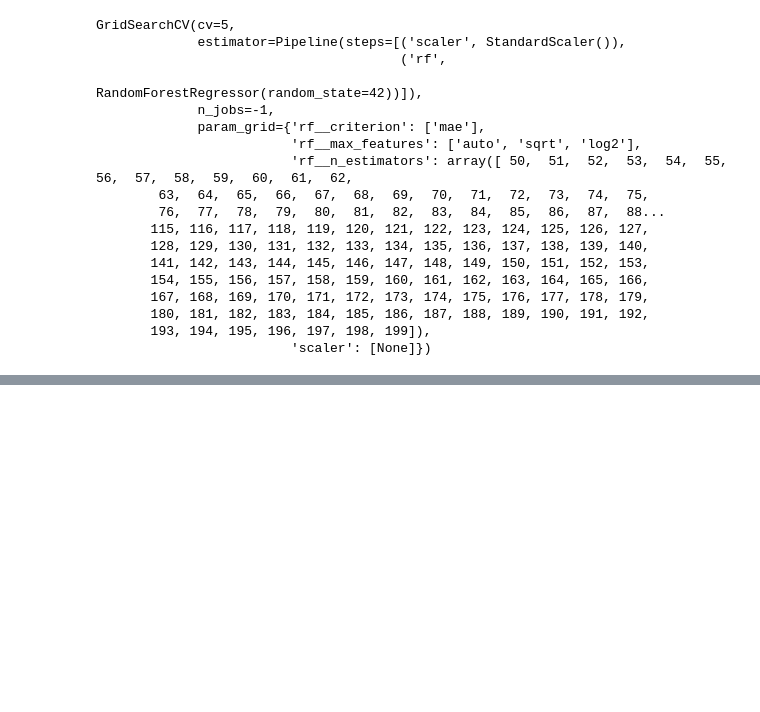
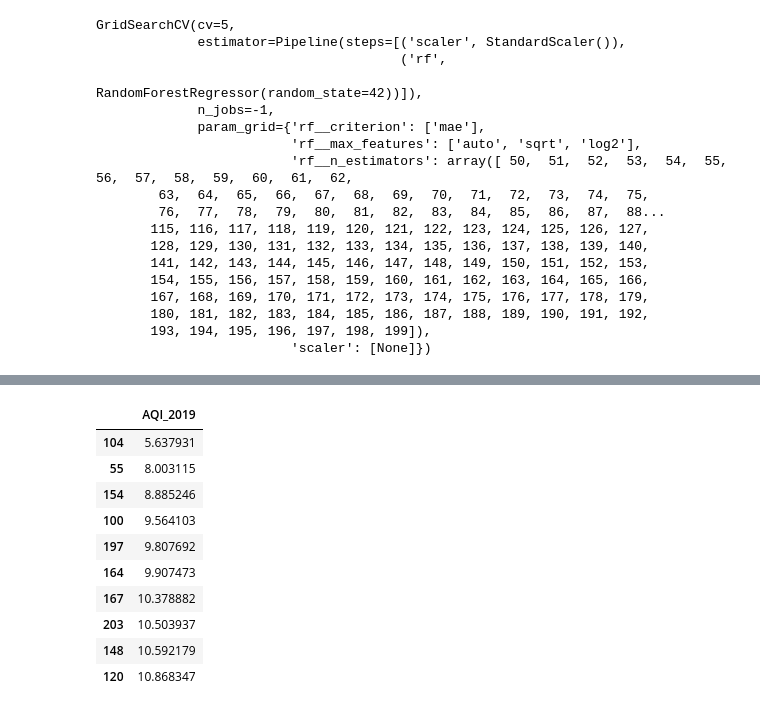
Before and after one commit to willkchan/Pollution-Forecast, a Jupyter notebook: notebooks/modeling/Modeling_1_b.ipynb, the cells around one changed output, grey strips where cells are left out. Cells and saved outputs as stored; diff of their text form; code cells hidden in the pictures; blank space fills up the shorter version.

```diff
--- a/notebooks/modeling/Modeling_1_b.ipynb
+++ b/notebooks/modeling/Modeling_1_b.ipynb
@@ -125,0 +217,15 @@ rf_grid.best_params_
+# %%
+y_test_sorted = y_test.sort_values(by='AQI_2019')
+y_test_sorted[:10]
+# %% [output]
+|  | AQI_2019 |
+| 104 | 5.637931 |
+| 55 | 8.003115 |
+| 154 | 8.885246 |
+| 100 | 9.564103 |
+| 197 | 9.807692 |
+| 164 | 9.907473 |
+| 167 | 10.378882 |
+| 203 | 10.503937 |
+| 148 | 10.592179 |
+| 120 | 10.868347 |
```
Also changed, not shown: parts of 19 cells of this notebook, 1 other file.
